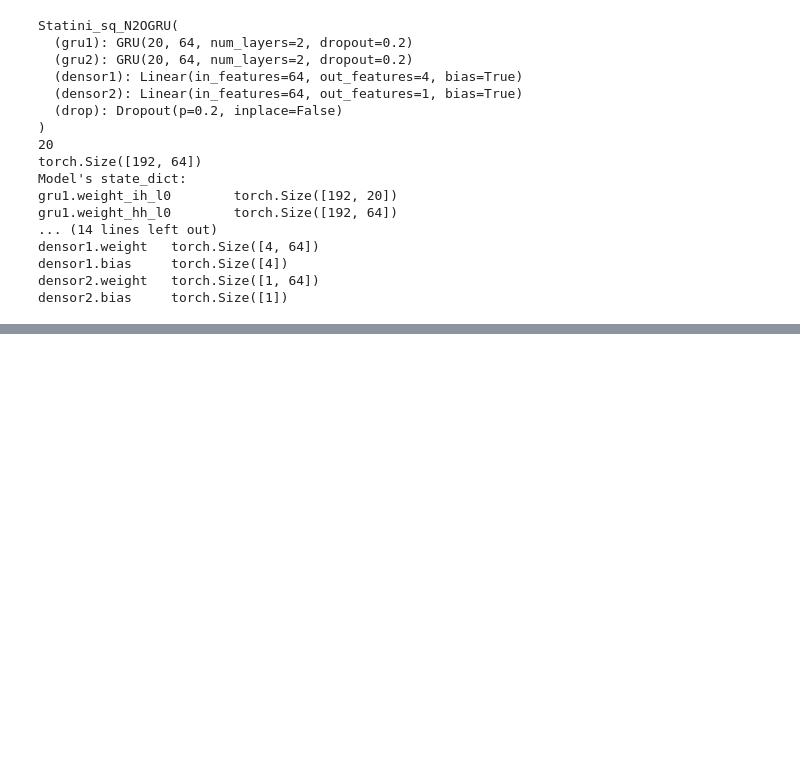
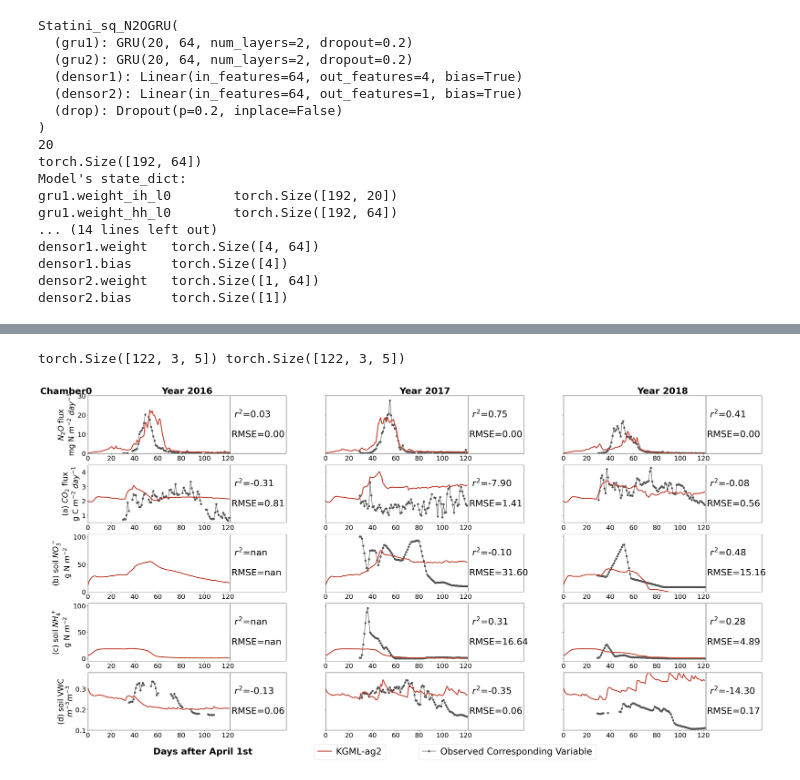
Before and after one commit to AI4Agriculture/PyKGML_development, a Jupyter notebook: package_KGMLag-N2O.ipynb, the cells around one changed output, grey strips where cells are left out. Saved outputs shown, nothing was run; the diff lists cells and outputs as text; code cells hidden in the pictures; blank space fills up the shorter version.

```diff
--- a/package_KGMLag-N2O.ipynb
+++ b/package_KGMLag-N2O.ipynb
@@ -1124,0 +1432,4 @@ total Training time: 1114.6477739810944s
+# %%
+pred_path = output_path + 'pred/'
+model.save_preditions(pred_path=pred_path, pretrained=True, finetuned=False)
+model_ft.save_preditions(pred_path=pred_path, pretrained=False, finetuned=True)
@@ -1124,0 +1444,5 @@ total Training time: 1114.6477739810944s
+# %%
+model_ft.vis_finetune(data_path=pred_path + model_version + '_finetune.sav')
+# %% [output]
+torch.Size([122, 3, 5]) torch.Size([122, 3, 5])
+[figure, added]
```
Also changed, not shown: parts of 11 cells of this notebook.
